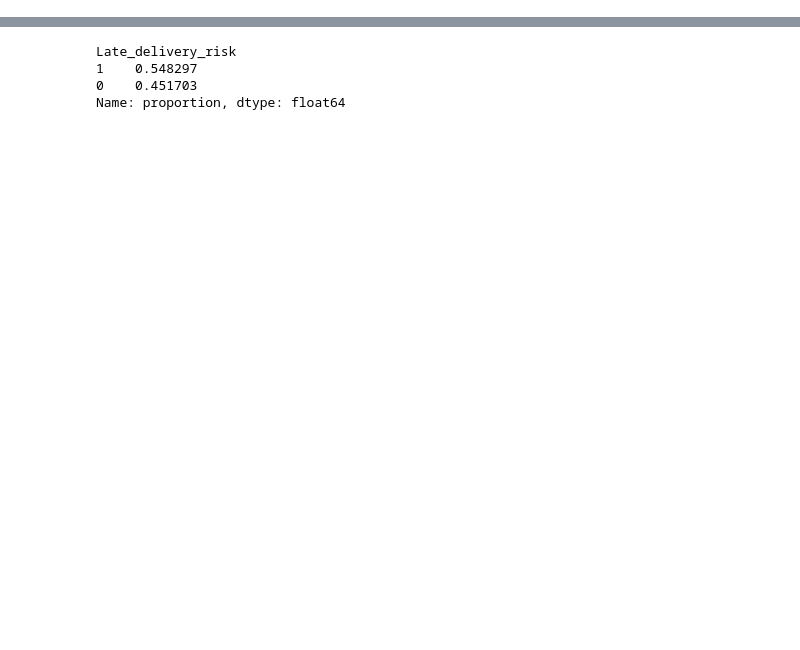
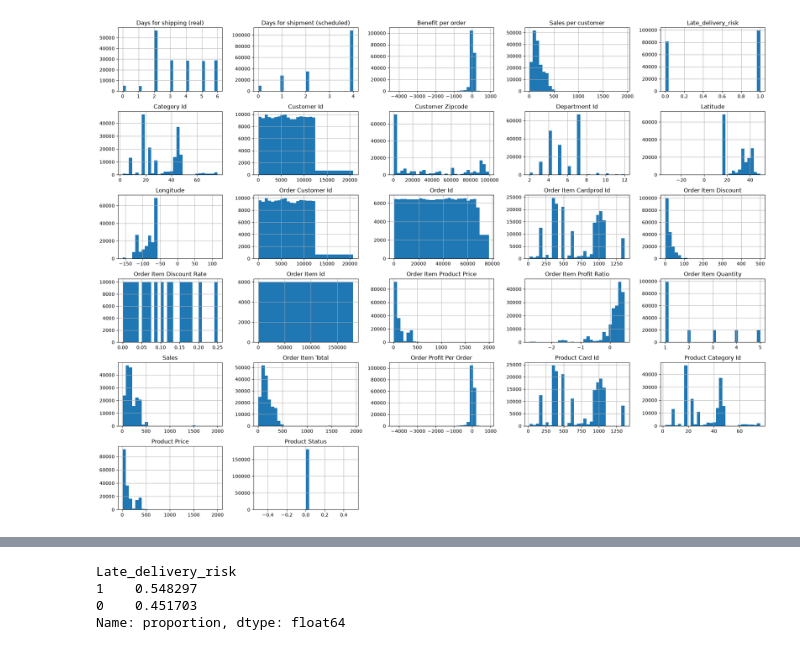
Before and after one commit to Nogarrr/Project-Supply-Chain, a Jupyter notebook: notebook_EDA_Supplychain.ipynb, the cells around one changed output, grey strips where cells are left out. Cells and saved outputs as stored; diff of their text form; code cells hidden in the pictures; blank space fills up the shorter version.

```diff
--- a/notebook_EDA_Supplychain.ipynb
+++ b/notebook_EDA_Supplychain.ipynb
@@ -3,7 +0,0 @@ Analyse exploratoire (EDA) et clustering non supervisé
-# %%
-import pandas as pd
-import numpy as np
-#DataCoSupplyChain.zip = pd.read_csv("./DataCoSupplyChain.zip")
-chemin_zip = "data/raw/DataCoSupplyChainDataset.zip" # le fichier zip est dans le fichier du notebook
-df = pd.read_csv(chemin_zip, encoding="latin1") #lecture du fichier csv dans le zip
-df.head(10)
@@ -46,0 +46,12 @@ memory usage: 73.0 MB
+# %%
+URL_GITHUB = "https://github.com/Nogarrr/Project-Supply-Chain/raw/refs/heads/master/data/raw/DataCoSupplyChainDataset.zip"
+CHEMIN_LOCAL = "../data/raw/DataCoSupplyChainDataset.zip"   # si le notebook est dans le dossier notebook/ du dépôt
+
+try:
+    df = pd.read_csv(URL_GITHUB, encoding="latin1")
+    print("Données chargées depuis GitHub")
+except Exception as e:
+    print("GitHub inaccessible (", type(e).__name__, ") -> lecture de la copie locale")
+    df = pd.read_csv(CHEMIN_LOCAL, encoding="latin1")
+
+df.head()
@@ -59,6 +135,8 @@ Nous avons 4 colonnes avec des valeurs manquantes
 # %%
-df = df.drop(columns=["Product Description", "Order Zipcode"], errors="ignore")
+#Suppression des colonnes inutiles et des lignes avec des valeurs manquantes dans les colonnes "Customer Lname" et "Customer Zipcode"
+df = df.drop(columns=["Product Description", "Order Zipcode"])
 df = df.dropna(subset=["Customer Lname", "Customer Zipcode"])
 print(df.shape)
+print("Valeurs manquantes restantes :", df.isnull().sum().sum())
 # %% [output]
 (180508, 51)
@@ -64,0 +186,6 @@ print(df.shape)
+# %%
+df.hist(bins=30, figsize=(20, 15))
+plt.tight_layout()
+plt.show()
+# %% [output]
+[figure, added]
```
Also changed, not shown: parts of 107 cells of this notebook.
